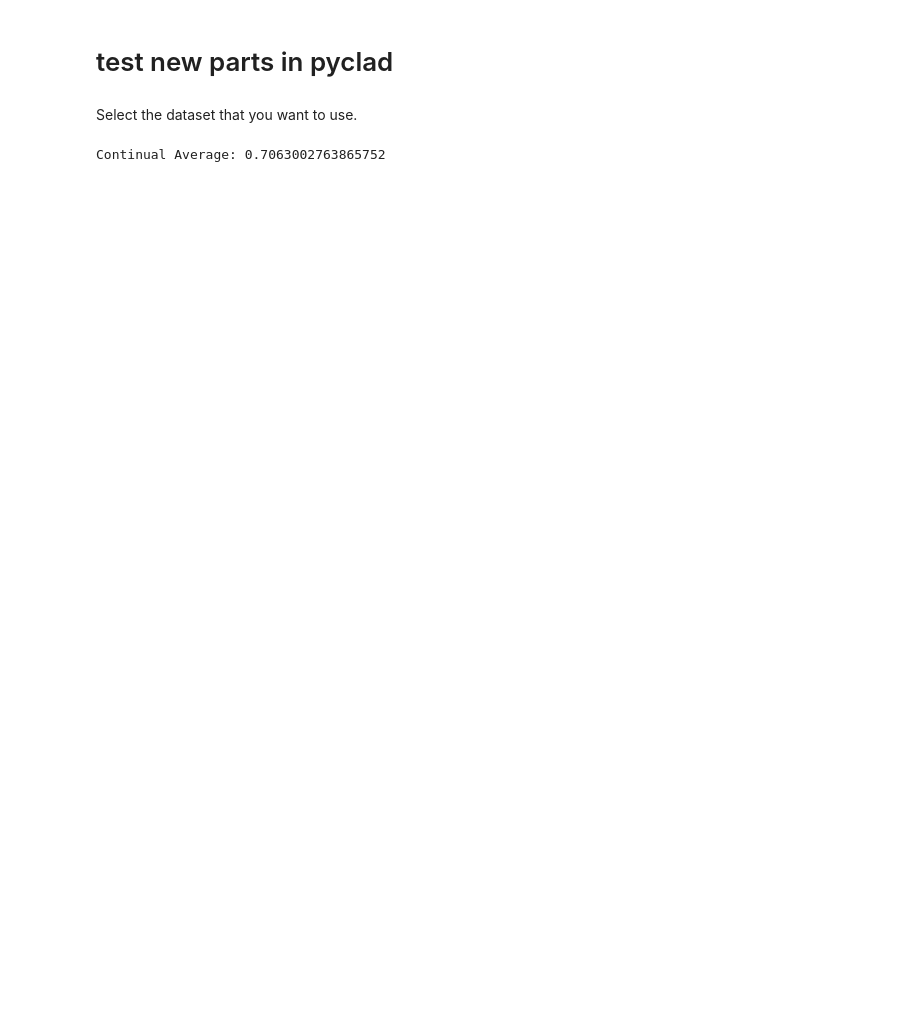
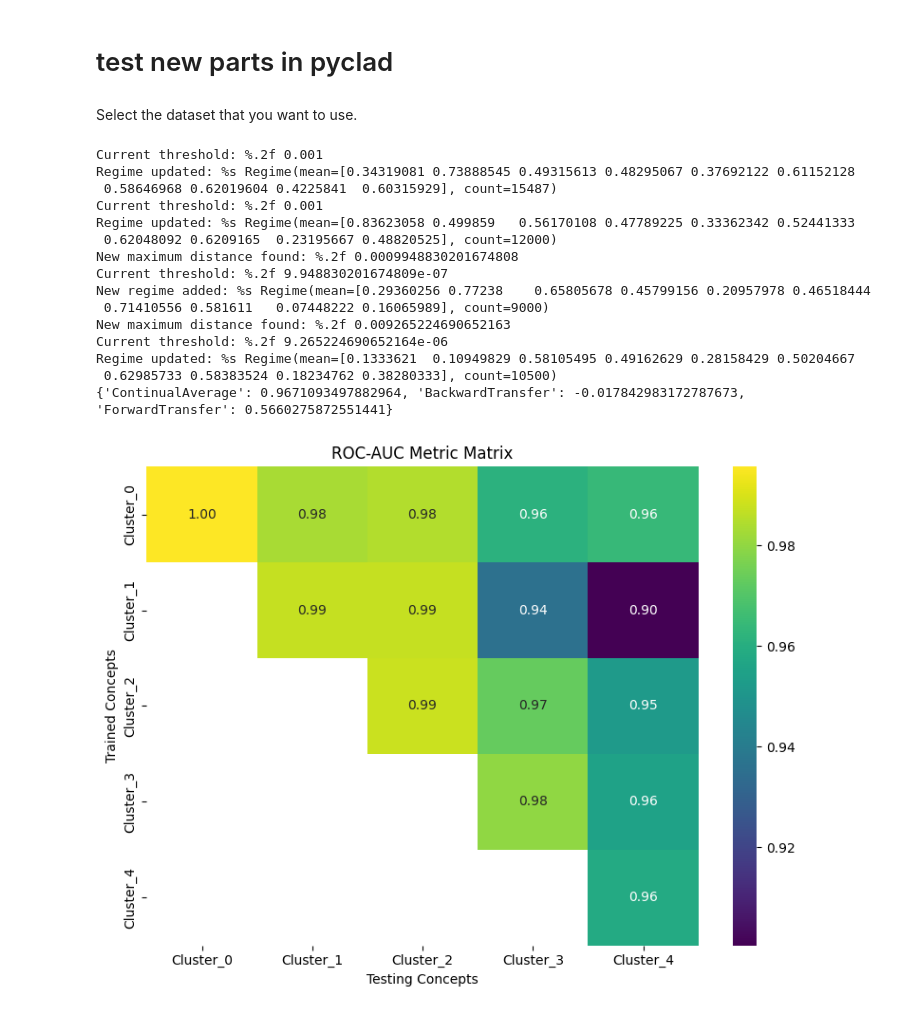
Before and after one commit to firepond/pyCLAD, a Jupyter notebook: src/test.ipynb, the cells around one changed output. Saved outputs shown, nothing was run; the diff lists cells and outputs as text; code cells hidden in the pictures; blank space fills up the shorter version.

Commit message:
Revert "Rename watch strategy to candi."
This reverts commit d2effad57c0870beeccd6ea9c970b3e4034a37d2.

```diff
--- a/src/test.ipynb
+++ b/src/test.ipynb
@@ -42,40 +42,81 @@ from pyclad.output.json_writer import JsonOutputWriter
 Select the dataset that you want to use.
 # %%
 # dataset = UnswDataset(dataset_type="clustered_with_closest_assignment")
-dataset = UnswDataset(dataset_type="random_anomalies")
+# dataset = UnswDataset(dataset_type="random_anomalies")
 # dataset = EnergyPlantsDataset(dataset_type="random_anomalies")
 # dataset = NslKddDataset(dataset_type="random_anomalies")
-# dataset = WindEnergyDataset(dataset_type="random_anomalies")
+dataset = WindEnergyDataset(dataset_type="random_anomalies")
 # possible dataset assign types: "clustered_with_closest_assignment", "random_anomalies", "clustered_with_random_assignment"
 # %%
 # LOF model = LocalOutlierFactorAdapter(
 model  = LocalOutlierFactorAdapter()
 # %%
 # test of ReservoirSamplingStrategy
-from pyclad.strategies.replay.candi import CandiStrategy
+from pyclad.strategies.replay.watch import WatchStrategy
 
-strategy = CandiStrategy(
+strategy = WatchStrategy(
     model,
-    max_buffer_size=2000,
-    threshold_ratio=0.1,
-    warm_up_period=2,
-    resize_new_regime=True,
+    max_buffer_size=3000,
+    threshold_ratio=0.001,
 )
 
 # Run the experiment
 callbacks = [
     ConceptMetricCallback(
         base_metric=RocAuc(),
         metrics=[ContinualAverage(), BackwardTransfer(), ForwardTransfer()],
     ),
     TimeEvaluationCallback(),
 ]
 scenario = ConceptAwareScenario(dataset=dataset, strategy=strategy, callbacks=callbacks)
 scenario.run()
 
+output_writer = JsonOutputWriter(pathlib.Path("output-reservoir-unsw-cr.json"))
+output_writer.write([model, dataset, strategy, *callbacks])
 
+# Load results
+with open("output-reservoir-unsw-cr.json", "r") as f:
+    results = json.load(f)
 
-continual_average = callbacks[0].get_continual_average()
-print(f"Continual Average: {continual_average}")
+key_metric = results["concept_metric_callback_ROC-AUC"]["metrics"]
+print(key_metric)
+
+# Locate the metric callback entry
+metric_key = next(k for k in results if k.startswith("concept_metric_callback"))
+metric_data = results[metric_key]
+
+# Extract concepts order and metric matrix
+concepts = metric_data["concepts_order"]
+matrix = metric_data["metric_matrix"]
+
+# Build DataFrame
+df = pd.DataFrame(matrix, index=concepts, columns=concepts)
+
+# keep only the upper triangle of the matrix, including the diagonal
+df = df.where(np.triu(np.ones(df.shape), k=0).astype(bool))
+
+# Plot heatmap
+plt.figure(figsize=(8, 6))
+sns.heatmap(df, annot=True, fmt=".2f", cmap="viridis")
+plt.title("ROC-AUC Metric Matrix")
+plt.ylabel("Trained Concepts")
+plt.xlabel("Testing Concepts")
+plt.tight_layout()
+plt.show()
 # %% [output]
-Continual Average: 0.7063002763865752
+Current threshold: %.2f 0.001
+Regime updated: %s Regime(mean=[0.34319081 0.73888545 0.49315613 0.48295067 0.37692122 0.61152128
+ 0.58646968 0.62019604 0.4225841  0.60315929], count=15487)
+Current threshold: %.2f 0.001
+Regime updated: %s Regime(mean=[0.83623058 0.499859   0.56170108 0.47789225 0.33362342 0.52441333
+ 0.62048092 0.6209165  0.23195667 0.48820525], count=12000)
+New maximum distance found: %.2f 0.0009948830201674808
+Current threshold: %.2f 9.948830201674809e-07
+New regime added: %s Regime(mean=[0.29360256 0.77238    0.65805678 0.45799156 0.20957978 0.46518444
+ 0.71410556 0.581611   0.07448222 0.16065989], count=9000)
+New maximum distance found: %.2f 0.009265224690652163
+Current threshold: %.2f 9.265224690652164e-06
+Regime updated: %s Regime(mean=[0.1333621  0.10949829 0.58105495 0.49162629 0.28158429 0.50204667
+ 0.62985733 0.58383524 0.18234762 0.38280333], count=10500)
+{'ContinualAverage': 0.9671093497882964, 'BackwardTransfer': -0.017842983172787673, 'ForwardTransfer': 0.5660275872551441}
+[figure, added]
```
Also changed, not shown: parts of 2 cells of this notebook, 4 other files.
